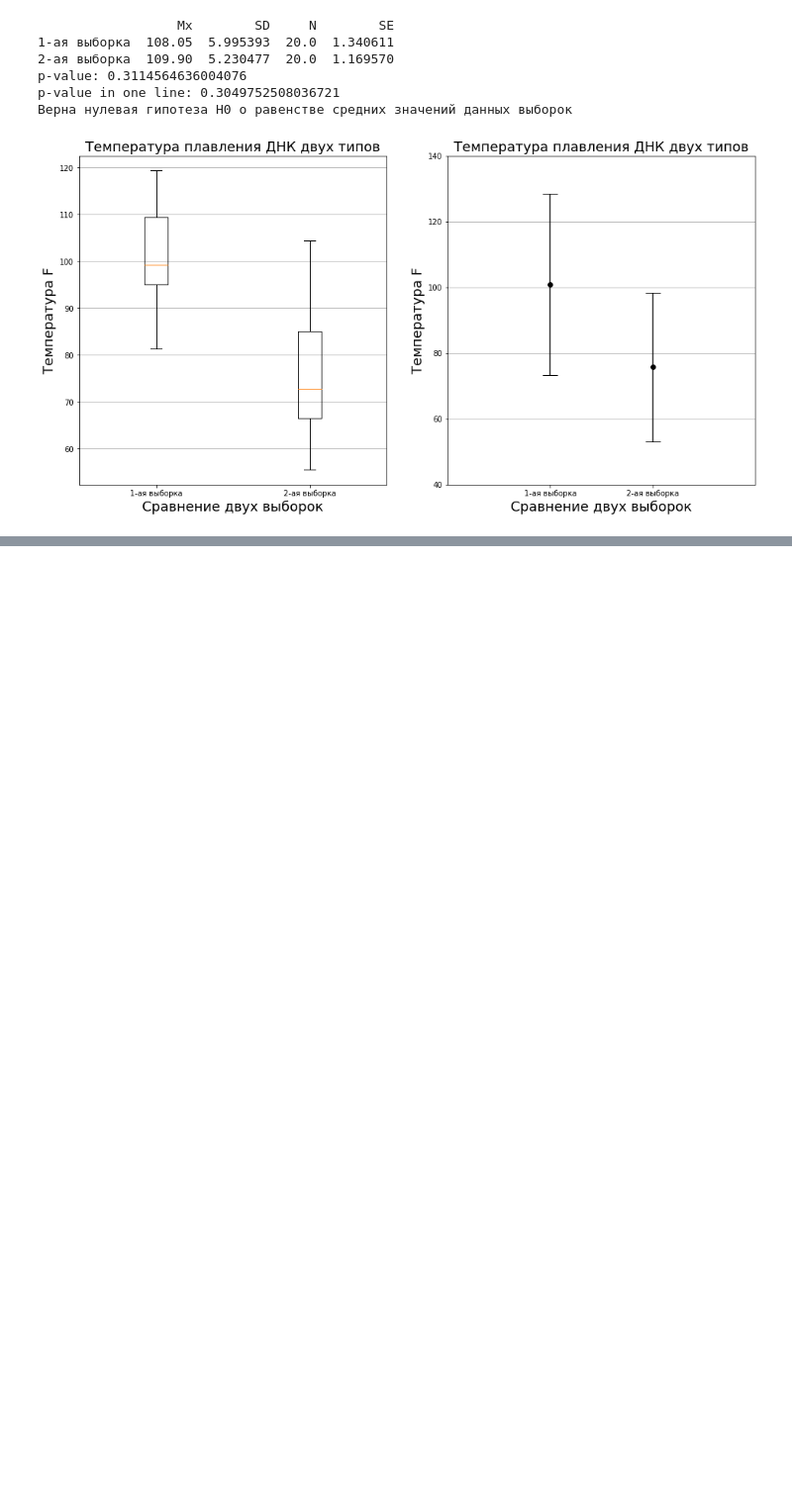
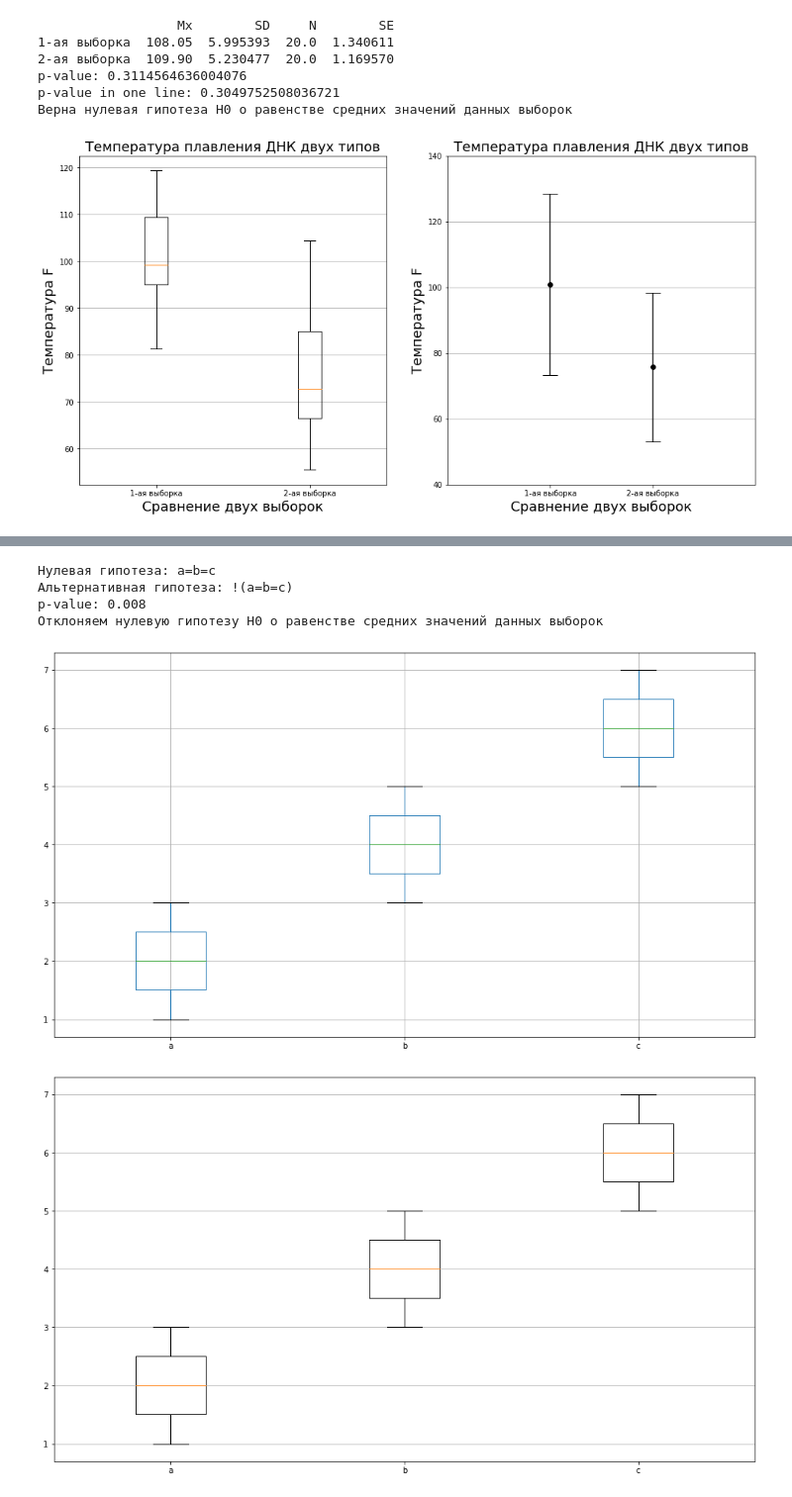
Before and after one commit to AndrewSalygin/data_analysis_practice, a Jupyter notebook: Data analysis practice.ipynb, the cells around one changed output, grey strips where cells are left out. Shown: that part at 99% size. Cells and saved outputs as stored; diff of their text form; code cells hidden in the pictures; blank space fills up the shorter version.

```diff
--- a/Data analysis practice.ipynb
+++ b/Data analysis practice.ipynb
@@ -366,0 +373,59 @@ for ax in [ax1, ax2]:
+# %%
+data = pd.DataFrame({"a": [3, 1, 2], "b": [5, 3, 4], "c": [7, 6, 5]})
+data.boxplot(figsize=(16, 9))
+
+print("Нулевая гипотеза:", "=".join(data))
+print("Альтернативная гипотеза:", f'!({"=".join(data)})')
+
+general_mean = data.values.flatten().mean()
+
+fig, ax = plt.subplots(1, 1, figsize=(16, 9))
+plt.boxplot(data, labels=["a", "b", "c"])
+ax.yaxis.grid(True)
+
+# внутригрупповая сумма квадратов
+ssw = np.sum(
+    [
+        [(x - group_mean) ** 2 for x in data[group]]
+        for group, group_mean in data.mean().items()
+    ]
+)
+
+# межгрупповая сумма квадратов
+ssb = np.sum(
+    [
+        data[group].shape[0] * (group_mean - general_mean) ** 2
+        for group, group_mean in data.mean().items()
+    ]
+)
+
+count_of_groups = data.shape[1]
+
+# число степеней свободы для межгрупповой суммы квадратов
+dfb = count_of_groups - 1
+
+# число степеней свободы для внутригрупповой суммы квадратов
+dfw = data.size - count_of_groups
+
+# межгрупповой средний квадрат
+mssb = ssb / dfb
+
+# внутригрупповой средний квадрат
+mssw = ssw / dfw
+
+f_value = mssb / mssw
+
+p_value = stats.f.sf(f_value, dfb, dfw)
+print('p-value:', round(p_value, ndigits = 3))
+
+if p_value < 0.05:
+    print('Отклоняем нулевую гипотезу H0 о равенстве средних значений данных выборок')
+else:
+    print('Верна нулевая гипотеза H0 о равенстве средних значений данных выборок')
+# %% [output]
+Нулевая гипотеза: a=b=c
+Альтернативная гипотеза: !(a=b=c)
+p-value: 0.008
+Отклоняем нулевую гипотезу H0 о равенстве средних значений данных выборок
+[figure, added]
+[figure, added]
```
Also changed, not shown: parts of 13 cells of this notebook.
